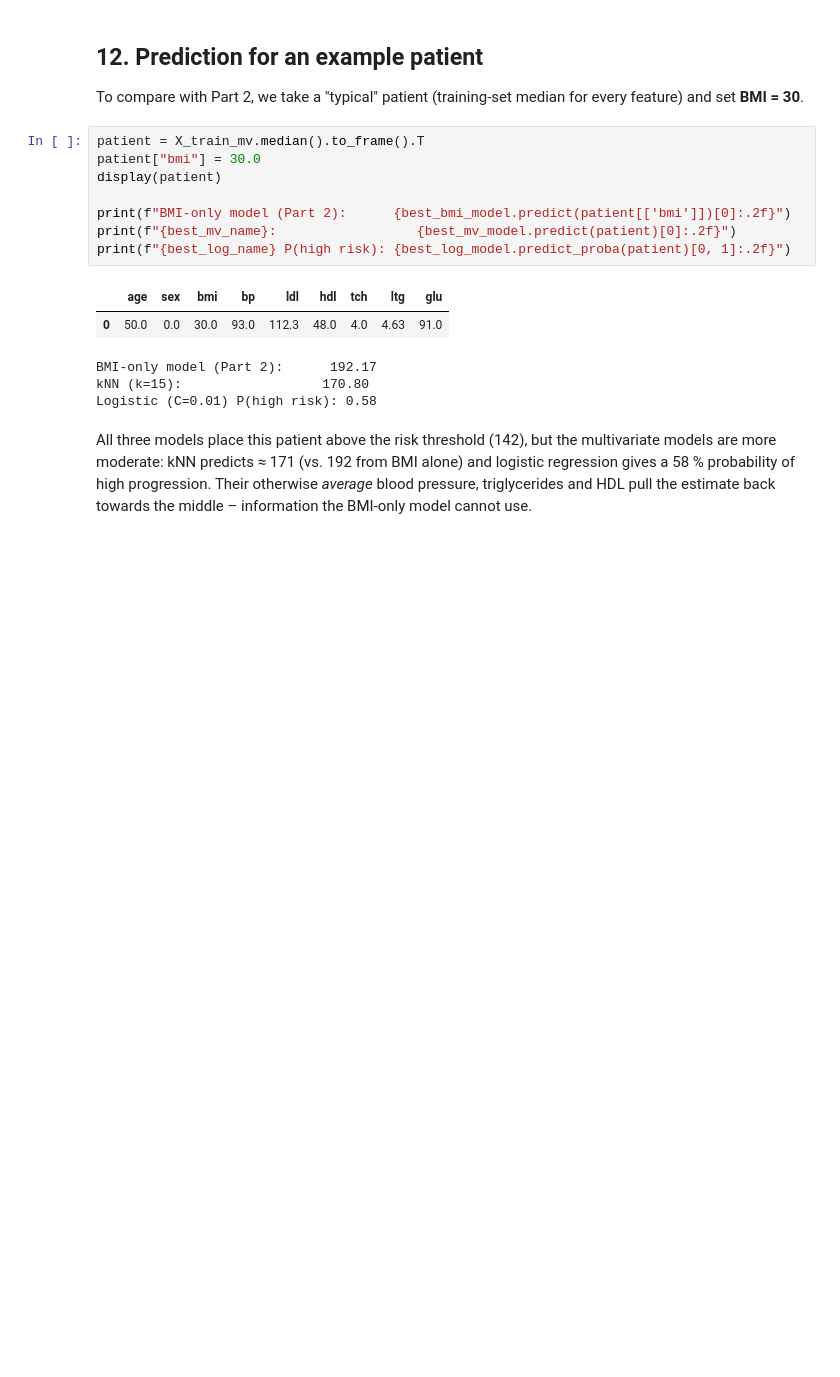
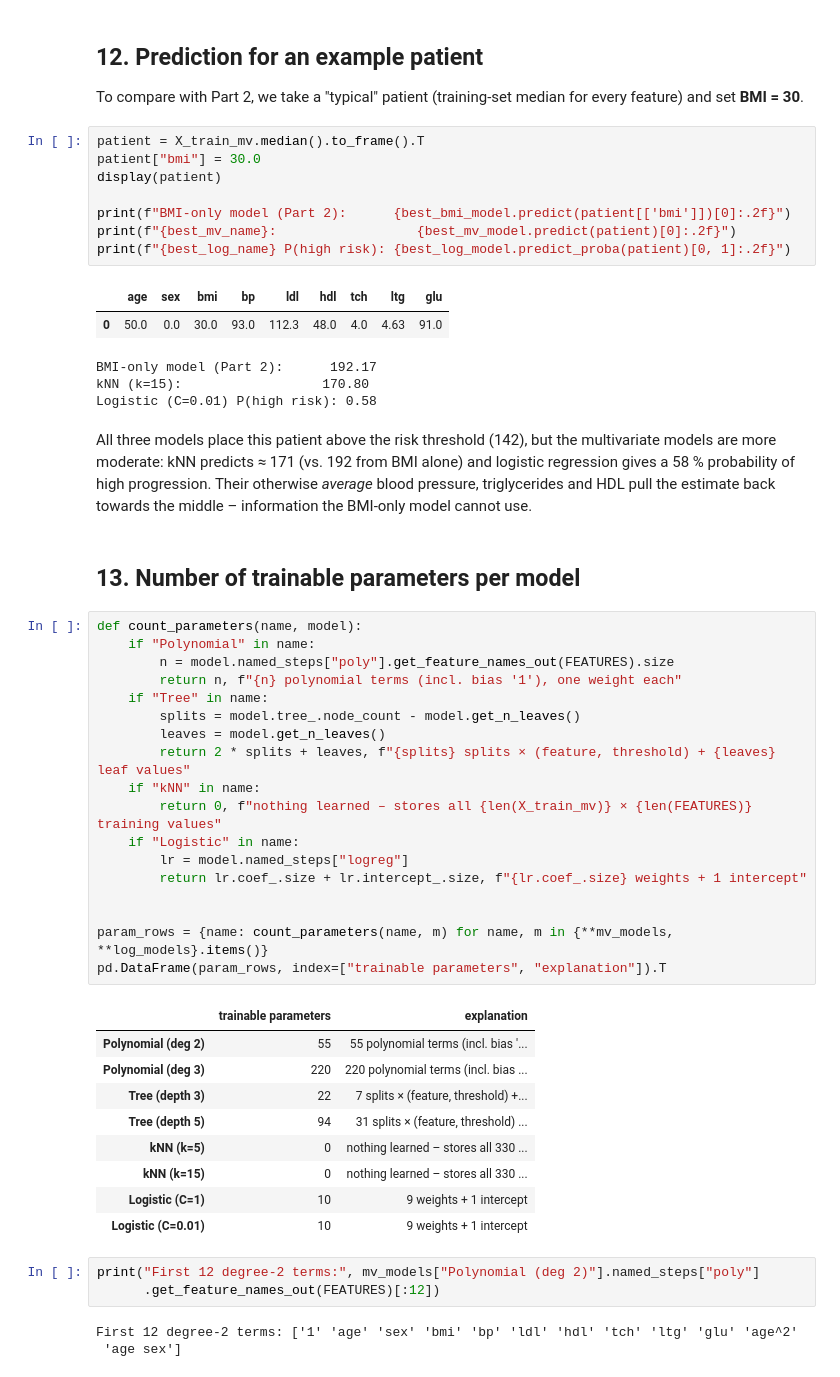
Before and after one commit to Namypark/diabetes-progression-lab2, a Jupyter notebook: lab2_diabetes.ipynb, the cells around one changed output. Saved outputs shown, nothing was run; the diff lists cells and outputs as text; blank space fills up the shorter version.

Commit message:
Part 3 step 13: count parameters

```diff
--- a/lab2_diabetes.ipynb
+++ b/lab2_diabetes.ipynb
@@ -1034,3 +1034,39 @@ All three models place this patient above the risk threshold (142), but the mult
 more moderate: kNN predicts ≈ 171 (vs. 192 from BMI alone) and logistic regression gives a 58 %
 probability of high progression. Their otherwise *average* blood pressure, triglycerides and HDL pull
 the estimate back towards the middle – information the BMI-only model cannot use.
+# %% [markdown]
+## 13. Number of trainable parameters per model
+# %%
+def count_parameters(name, model):
+    if "Polynomial" in name:
+        n = model.named_steps["poly"].get_feature_names_out(FEATURES).size
+        return n, f"{n} polynomial terms (incl. bias '1'), one weight each"
+    if "Tree" in name:
+        splits = model.tree_.node_count - model.get_n_leaves()
+        leaves = model.get_n_leaves()
+        return 2 * splits + leaves, f"{splits} splits × (feature, threshold) + {leaves} leaf values"
+    if "kNN" in name:
+        return 0, f"nothing learned – stores all {len(X_train_mv)} × {len(FEATURES)} training values"
+    if "Logistic" in name:
+        lr = model.named_steps["logreg"]
+        return lr.coef_.size + lr.intercept_.size, f"{lr.coef_.size} weights + 1 intercept"
+
+
+param_rows = {name: count_parameters(name, m) for name, m in {**mv_models, **log_models}.items()}
+pd.DataFrame(param_rows, index=["trainable parameters", "explanation"]).T
+# %% [output]
+|  | trainable parameters | explanation |
+| Polynomial (deg 2) | 55 | 55 polynomial terms (incl. bias '... |
+| Polynomial (deg 3) | 220 | 220 polynomial terms (incl. bias ... |
+| Tree (depth 3) | 22 | 7 splits × (feature, threshold) +... |
+| Tree (depth 5) | 94 | 31 splits × (feature, threshold) ... |
+| kNN (k=5) | 0 | nothing learned – stores all 330 ... |
+| kNN (k=15) | 0 | nothing learned – stores all 330 ... |
+| Logistic (C=1) | 10 | 9 weights + 1 intercept |
+| Logistic (C=0.01) | 10 | 9 weights + 1 intercept |
+# %%
+print("First 12 degree-2 terms:", mv_models["Polynomial (deg 2)"].named_steps["poly"]
+      .get_feature_names_out(FEATURES)[:12])
+# %% [output]
+First 12 degree-2 terms: ['1' 'age' 'sex' 'bmi' 'bp' 'ldl' 'hdl' 'tch' 'ltg' 'glu' 'age^2'
+ 'age sex']
```
Also changed, not shown: parts of 1 cell of this notebook.
